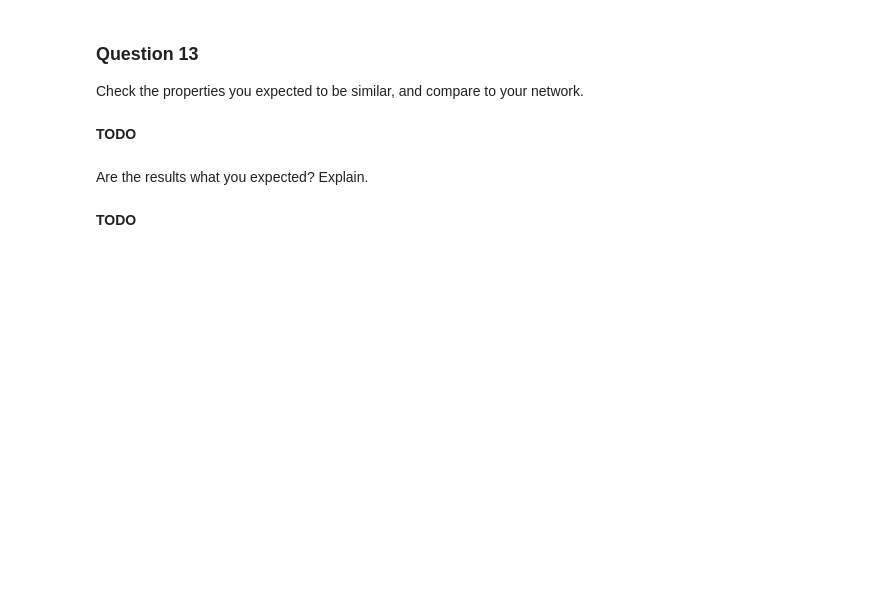
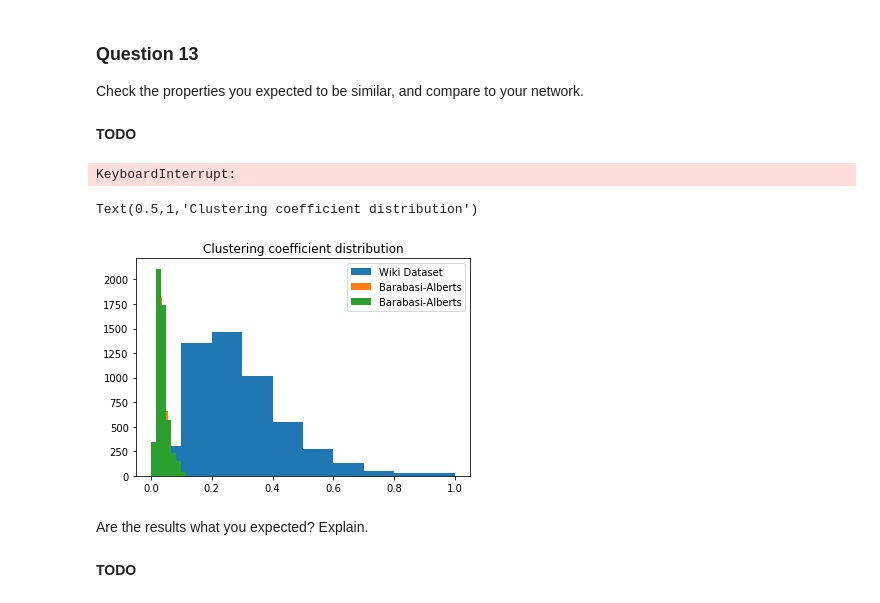
Before and after one commit to mattminder/ntds_24, a Jupyter notebook: Milestone_2/2_network_models.ipynb, the cells around one changed output. Drawn from its saved outputs; the diff is of its cells as text; code cells hidden in the pictures; blank space fills up the shorter version.

```diff
--- a/Milestone_2/2_network_models.ipynb
+++ b/Milestone_2/2_network_models.ipynb
@@ -680,15 +694,30 @@ Check the properties you expected to be similar, and compare to your network.
 # also check clustering coefficient
 import networkx as nx
 
+# Create networkx graphs
 G_wiki = nx.from_numpy_array(adjacency)
 G_scale_f = nx.from_numpy_array(our_ba)
+G_ba_aug = nx.from_numpy_array(our_ba_augmented)
+
+# Calculate clustering coefficients
 clustering_wiki = nx.clustering(G_wiki)
 clustering_scale_f = nx.clustering(G_scale_f)
+clustering_ba_aug = nx.clustering(G_ba_aug)
+# %% [output]
+KeyboardInterrupt:
 # %%
+# Plot Clustering Coefficient Histograms
 plt.hist(list(clustering_wiki.values()), label='Wiki Dataset')
 plt.hist(list(clustering_scale_f.values()), label='Barabasi-Alberts')
+plt.hist(list(clustering_ba_aug.values()), label='Barabasi-Alberts')
+
+
 plt.legend()
 plt.title('Clustering coefficient distribution')
+plt.show()
+# %% [output]
+Text(0.5,1,'Clustering coefficient distribution')
+[figure, added]
 # %% [markdown]
 Are the results what you expected? Explain.
 # %% [markdown]
```
Also changed, not shown: parts of 15 cells of this notebook.
